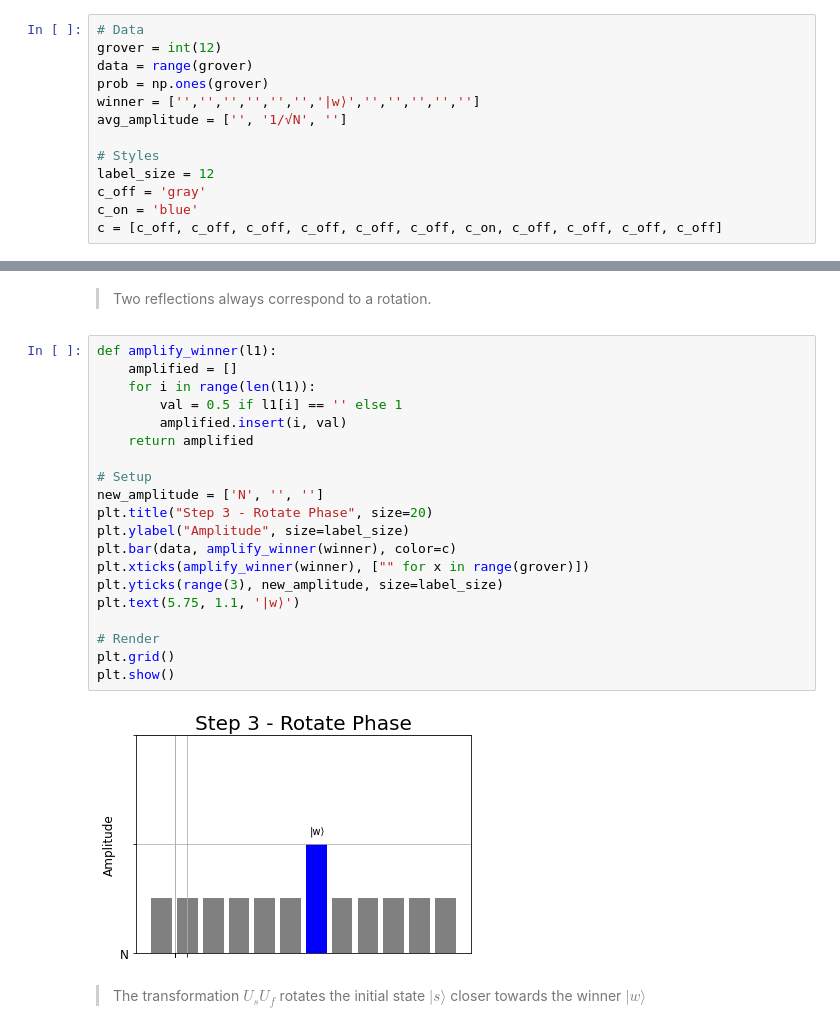
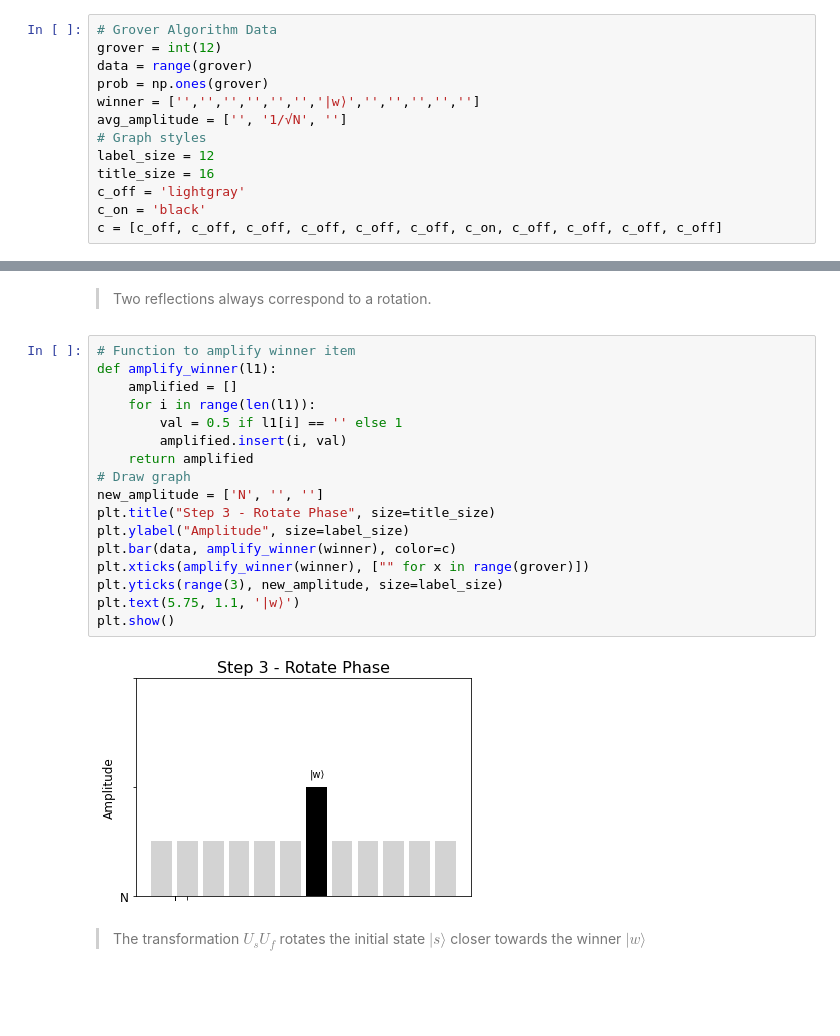
Before and after one commit to jraleman/qcra, a Jupyter notebook: quantum_risk_analysis.ipynb, the cells around one changed output, grey strips where cells are left out. Drawn from its saved outputs; the diff is of its cells as text; blank space fills up the shorter version.

```diff
--- a/quantum_risk_analysis.ipynb
+++ b/quantum_risk_analysis.ipynb
@@ -94,15 +94,15 @@ alpha = 0.05
 # %%
-# Data
+# Grover Algorithm Data
 grover = int(12)
 data = range(grover)
 prob = np.ones(grover)
 winner = ['','','','','','','|w⟩','','','','','']
 avg_amplitude = ['', '1/√N', '']
-
-# Styles
+# Graph styles
 label_size = 12
-c_off = 'gray'
-c_on = 'blue'
+title_size = 16
+c_off = 'lightgray'
+c_on = 'black'
 c = [c_off, c_off, c_off, c_off, c_off, c_off, c_on, c_off, c_off, c_off, c_off]
 # %% [markdown]
 ## Methods
@@ -295,27 +273,24 @@ plt.show()
 # %% [markdown]
 > Two reflections always correspond to a rotation.
 # %%
+# Function to amplify winner item
 def amplify_winner(l1):
     amplified = []
     for i in range(len(l1)):
         val = 0.5 if l1[i] == '' else 1
         amplified.insert(i, val)
     return amplified
-
-# Setup
+# Draw graph
 new_amplitude = ['N', '', '']
-plt.title("Step 3 - Rotate Phase", size=20)
+plt.title("Step 3 - Rotate Phase", size=title_size)
 plt.ylabel("Amplitude", size=label_size)
 plt.bar(data, amplify_winner(winner), color=c)
 plt.xticks(amplify_winner(winner), ["" for x in range(grover)])
 plt.yticks(range(3), new_amplitude, size=label_size)
 plt.text(5.75, 1.1, '|w⟩')
-
-# Render
-plt.grid()
 plt.show()
 # %% [output]
-[figure, old version]
+[figure, new version]
 # %% [markdown]
 > The transformation $U_sU_f$ rotates the initial state $|s⟩$ closer towards the winner $|w⟩$
 # %% [markdown]
```
Also changed, not shown: parts of 41 cells of this notebook, 4 other files.
